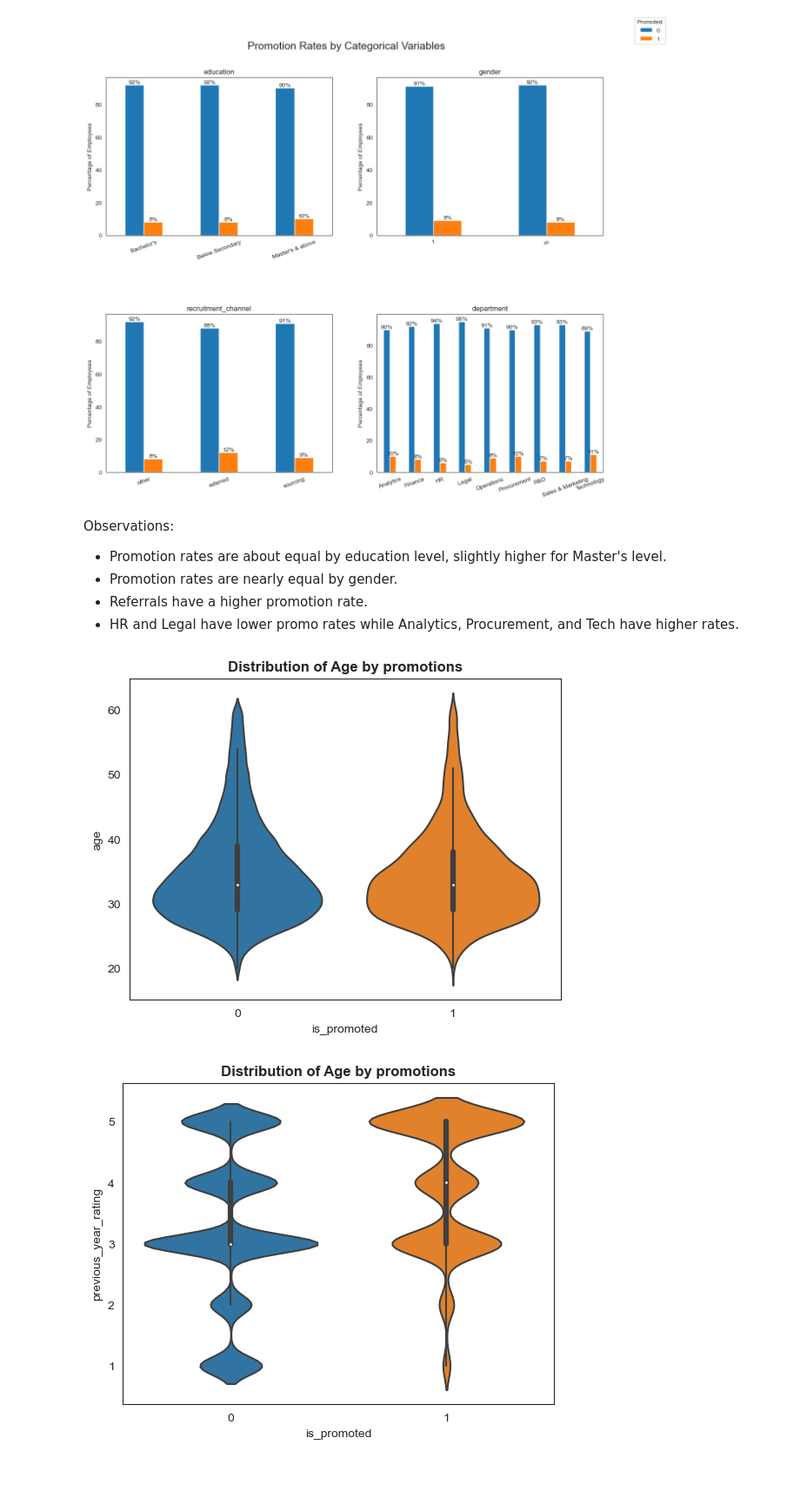
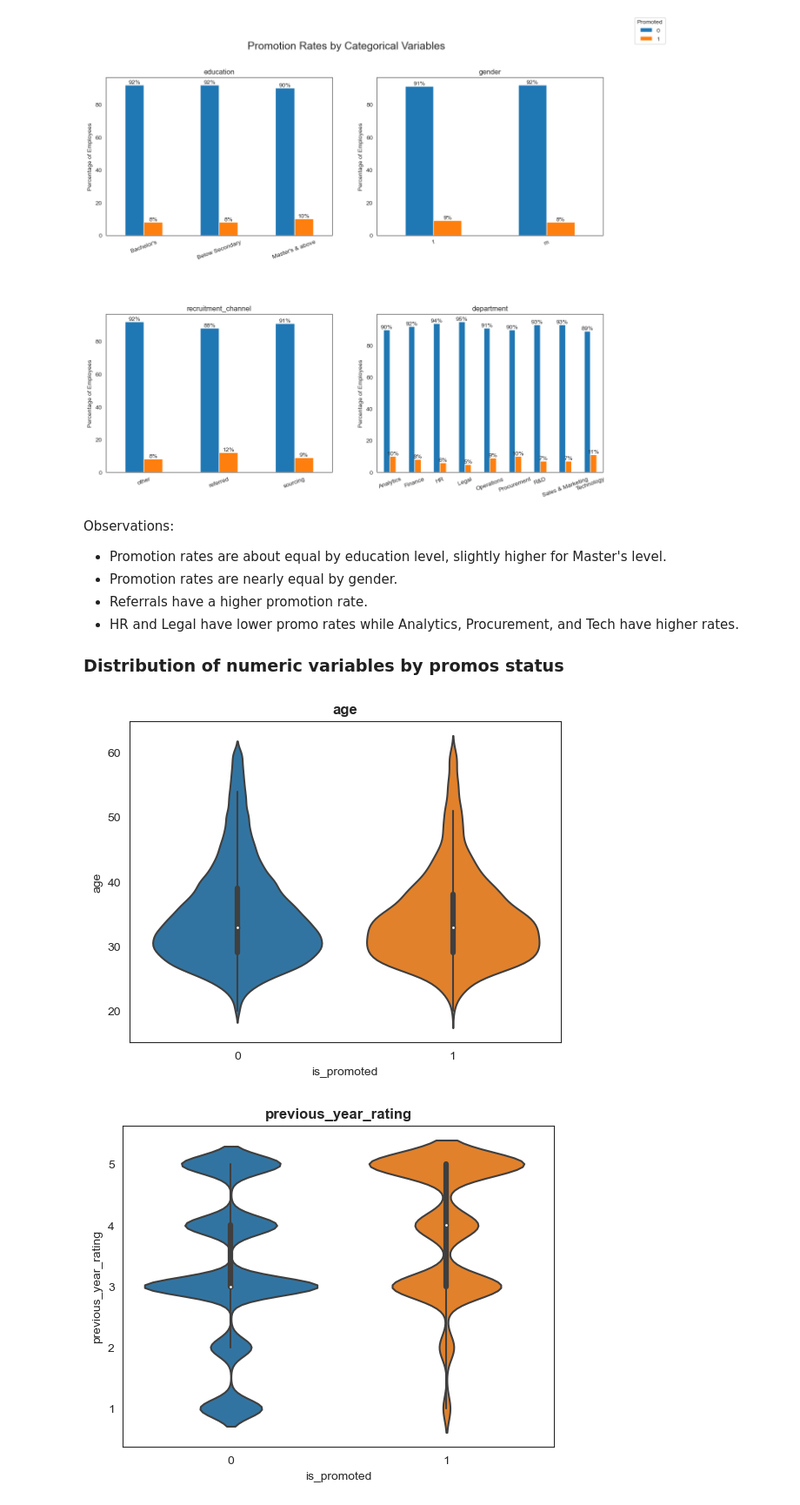
Before and after one commit to mlpost/Data-Projects, a Jupyter notebook: Kaggle HR Analytics/Predicting Promotions/predictingPromos.ipynb, the cells around one changed output. Shown: that part at 87% size. Drawn from its saved outputs; the diff is of its cells as text; code cells hidden in the pictures; blank space fills up the shorter version.

```diff
--- a/Kaggle HR Analytics/Predicting Promotions/predictingPromos.ipynb
+++ b/Kaggle HR Analytics/Predicting Promotions/predictingPromos.ipynb
@@ -238,5 +243,8 @@ Name: department, dtype: int64
 ... (8 outputs left out)
 # %%
 #drop unnecessary columns: region (there are A LOT of them) and employee id
-train.drop(['region', 'employee_id'], axis = 1, inplace = True)
-test.drop(['region', 'employee_id'], axis = 1, inplace = True)
+#train.drop(['region', 'employee_id'], axis = 1, inplace = True)
+#test.drop(['region', 'employee_id'], axis = 1, inplace = True)
+
+train.drop(['employee_id'], axis = 1, inplace = True)
+test.drop(['employee_id'], axis = 1, inplace = True)
@@ -251,6 +250,0 @@ Performance Rating:
-# %%
-train['has_rating'] = train['previous_year_rating'].apply(lambda x: 0 if pd.isnull(x) else 1)
-
-train[['has_rating', 'is_promoted']].value_counts()
-train[['education', 'is_promoted']].value_counts()
-#train['previous_year_rating'].unique()
@@ -324,14 +305,19 @@ Observations:
 * Promotion rates are nearly equal by gender.
 * Referrals have a higher promotion rate.
 * HR and Legal have lower promo rates while Analytics, Procurement, and Tech have higher rates.
+
+### Distribution of numeric variables by promos status
-# %%
-sns.violinplot(data= train, x = "is_promoted", y = "age", split= True)
-plt.title('Distribution of Age by promotions', weight= 'bold')
-plt.show();
-
-sns.violinplot(data= train, x = "is_promoted", y = "previous_year_rating", split= True)
-plt.title('Distribution of Age by promotions', weight= 'bold')
-plt.show();
-# %% [output]
-[figure, removed]
-[figure, removed]
+# %%
+target_num_cols = ['age', 'previous_year_rating', 'no_of_trainings', 'length_of_service',
+                   'awards_won?', 'avg_training_score']
+
+def make_violin(y_var):
+    sns.violinplot(data= train, x = "is_promoted", y = y_var, split= True)
+    plt.title(y_var, weight= 'bold')
+    plt.show();
+
+for col in target_num_cols:
+    make_violin(col)
+# %% [output]
+[figure, added]
+[figure, added]
```
Also changed, not shown: parts of 20 cells of this notebook, 1 other file.
